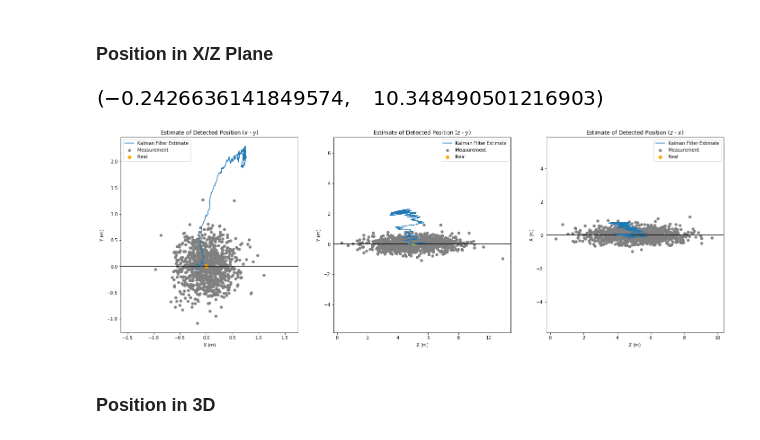
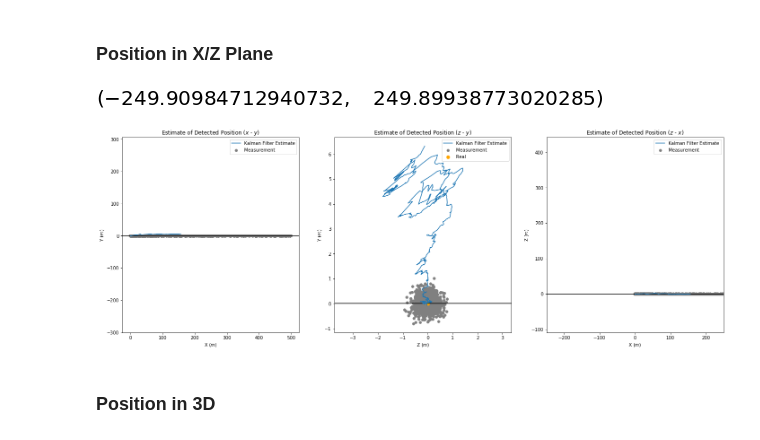
Before and after one commit to diggerdata/kolt_kalman_filter, a Jupyter notebook: Kolt-Kalman-Filter.ipynb, the cells around one changed output. Drawn from its saved outputs; the diff is of its cells as text; code cells hidden in the pictures.

Commit message:
Added addaptive filter

```diff
--- a/Kolt-Kalman-Filter.ipynb
+++ b/Kolt-Kalman-Filter.ipynb
@@ -116,7 +115,7 @@ Qs*Qs.T
 # %% [output]
 $$\left[\begin{matrix}0.25 \Delta t^{4} & 0.25 \Delta t^{4} & 0.25 \Delta t^{4} & 0.5 \Delta t^{3} & 0.5 \Delta t^{3} & 0.5 \Delta t^{3}\\0.25 \Delta t^{4} & 0.25 \Delta t^{4} & 0.25 \Delta t^{4} & 0.5 \Delta t^{3} & 0.5 \Delta t^{3} & 0.5 \Delta t^{3}\\0.25 \Delta t^{4} & 0.25 \Delta t^{4} & 0.25 \Delta t^{4} & 0.5 \Delta t^{3} & 0.5 \Delta t^{3} & 0.5 \Delta t^{3}\\0.5 \Delta t^{3} & 0.5 \Delta t^{3} & 0.5 \Delta t^{3} & \Delta t^{2} & \Delta t^{2} & \Delta t^{2}\\0.5 \Delta t^{3} & 0.5 \Delta t^{3} & 0.5 \Delta t^{3} & \Delta t^{2} & \Delta t^{2} & \Delta t^{2}\\0.5 \Delta t^{3} & 0.5 \Delta t^{3} & 0.5 \Delta t^{3} & \Delta t^{2} & \Delta t^{2} & \Delta t^{2}\end{matrix}\right]$$
 # %%
-sa = 10.0
+sa = 0.3
 G = np.matrix([[1/2.0*dt**2],
                [1/2.0*dt**2],
                [1/2.0*dt**2],
@@ -194,13 +193,13 @@ m = int(T/dt) # number of measurements
 
 px= 0.0 # x Position Start
 py= 0.0 # y Position Start
-pz= 5.0 # z Position Start
+pz= 0.0 # z Position Start
 
 cpx= 0.0 # x Camera Position Start
 cpy= 0.0 # y Camera Position Start
 cpz= 0.0 # z Camera Position Start
 
-vx = 0.0 # m/s Velocity
+vx = 0.1 # m/s Velocity
 vy = 0.0 # m/s Velocity
 vz = 0.0 # m/s Velocity
 
@@ -231,6 +230,10 @@ for i in range(int(m)):
 #     pz = cpz - r*cos(i*dt*w1)
 #     pz += 5.0
 
+    px += vx*i*dt
+    py += vy*i*dt
+    pz += vz*i*dt
+
     Xr.append(px)
     Yr.append(py)
     Zr.append(pz)
@@ -247,7 +250,7 @@ csp = 0.1
 # Skewed along the x-axis
 Xm = Xr + sp * (np.random.randn(m))
 Ym = Yr + sp * (np.random.randn(m))
-Zm = Zr + sp * 5.0 * (np.random.randn(m))
+Zm = Zr + sp * 1.0 * (np.random.randn(m))
 
 cXm = cXr + csp * (np.random.randn(m))
 cYm = cYr + csp * (np.random.randn(m))
@@ -333,6 +336,11 @@ Kddz=[]
 # %%
 hitplate=False
 for filterstep in range(m):
+    i = 5
+    if filterstep>i:
+        R = np.matrix([[np.std(measurements[0,(filterstep-i):filterstep])**2, 0.0, 0.0],
+                      [0.0, np.std(measurements[1,(filterstep-i):filterstep])**2, 0.0],
+                      [0.0, 0.0, np.std(measurements[2,(filterstep-i):filterstep])**2]])
     # Time Update (Prediction)
     # ========================
     # Project the state ahead
@@ -476,7 +484,7 @@ fig = plt.figure(figsize=(24,8))
 plt.subplot(131)
 plt.scatter(Xm,Ym, label='Measurement', c='gray', s=30)
 # plt.scatter(cXm,cYm, label='Camera Position Measurement', c='green', s=10)
-plt.scatter(Xr, Yr, label='Real', s=50.0, c='orange')
+# plt.scatter(Xr, Yr, label='Real', s=50.0, c='orange')
 plt.plot(xt,yt, label='Kalman Filter Estimate', c='tab:blue', zorder=10)
 plt.title('Estimate of Detected Position ($x$ - $y$)')
 plt.legend(loc='best',prop={'size':10})
@@ -485,40 +493,40 @@ plt.axis('equal')
 plt.xlabel('X ($m$)')
 plt.ylabel('Y ($m$)')
 
 plt.subplot(132)
 plt.scatter(Zm,Ym, label='Measurement', c='gray', s=30)
 # plt.scatter(cXm,cYm, label='Camera Position Measurement', c='green', s=10)
 plt.scatter(Zr, Yr, label='Real', s=50.0, c='orange')
 plt.plot(zt,yt, label='Kalman Filter Estimate', c='tab:blue', zorder=10)
 plt.title('Estimate of Detected Position ($z$ - $y$)')
 plt.legend(loc='best',prop={'size':10})
 plt.axhline(0, color='k')
 plt.axis('equal')
 plt.xlabel('Z ($m$)')
 plt.ylabel('Y ($m$)')
 
 plt.subplot(133)
-plt.scatter(Zm,Xm, label='Measurement', c='gray', s=30)
+plt.scatter(Xm,Zm, label='Measurement', c='gray', s=30)
 # plt.scatter(cXm,cYm, label='Camera Position Measurement', c='green', s=10)
-plt.scatter(Zr, Xr, label='Real', s=50.0, c='orange')
-plt.plot(zt,xt, label='Kalman Filter Estimate', c='tab:blue', zorder=10)
+# plt.scatter(Xr, Zr, label='Real', s=50.0, c='orange')
+plt.plot(xt,zt, label='Kalman Filter Estimate', c='tab:blue', zorder=10)
 plt.title('Estimate of Detected Position ($z$ - $x$)')
 plt.legend(loc='best',prop={'size':10})
 plt.axhline(0, color='k')
 plt.axis('equal')
-plt.xlabel('Z ($m$)')
-plt.ylabel('X ($m$)')
+plt.xlabel('X ($m$)')
+plt.ylabel('Z ($m$)')
 max_range = np.array([Xm.max()-Xm.min(), Zm.max()-Zm.min()]).max() / 2.0
 mean_x = Xm.mean()
 mean_z = Zm.mean()
 plt.ylim(mean_x - max_range, mean_x + max_range)
 plt.xlim(mean_z - max_range, mean_z + max_range)
 
 # plt.ylim(0, 2);
 # plt.savefig('Kalman-Filter-CA-Ball-StateEstimated.png', dpi=150, bbox_inches='tight')
 # %% [output]
-[figure, old version]
+[figure, new version]
-[figure, old version]
+[figure, new version]
 # %% [markdown]
 ### Position in 3D
 # %%
```
Also changed, not shown: parts of 12 cells of this notebook, 2 other files.
